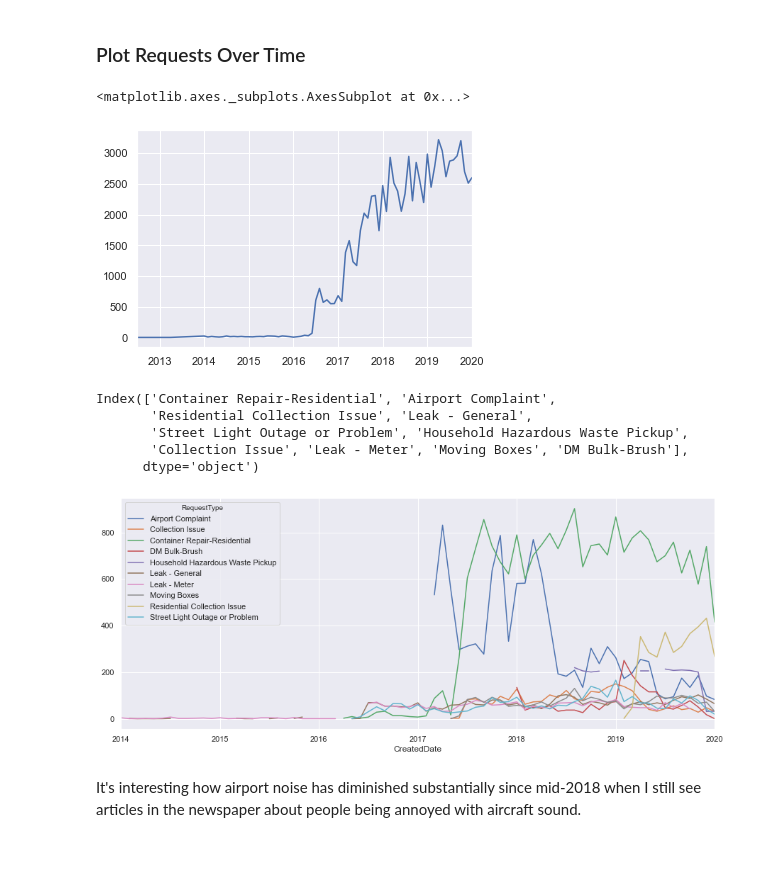
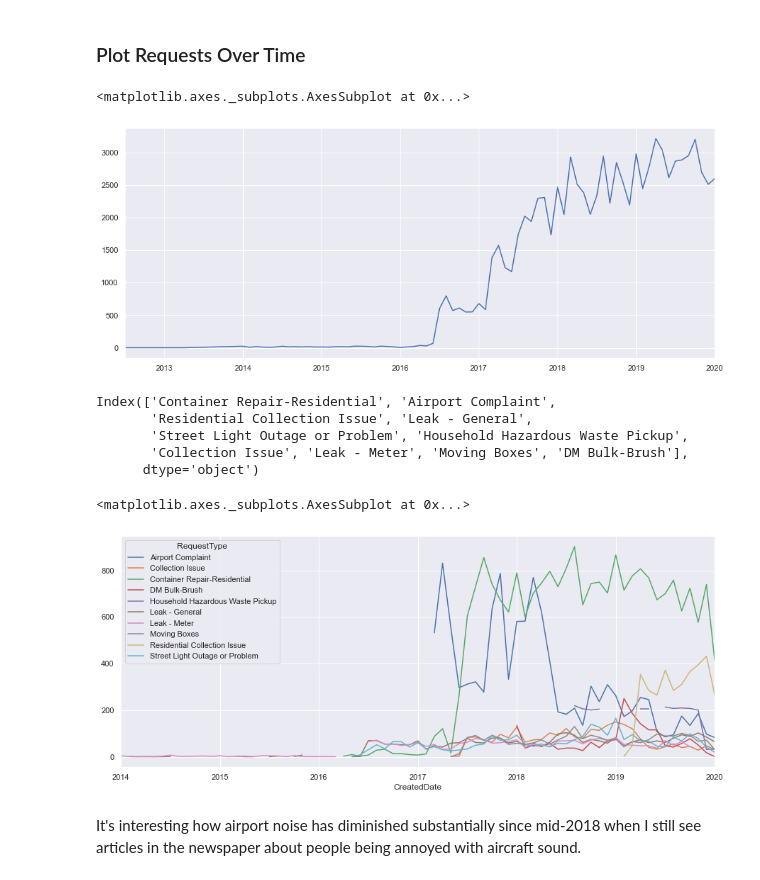
Before and after one commit to mrkjhsn/Scottsdale-EZ-Request-Analysis, a Jupyter notebook: scottsdale_ez_analysis.ipynb, the cells around one changed output. Saved outputs shown, nothing was run; the diff lists cells and outputs as text; code cells hidden in the pictures; blank space fills up the shorter version.

```diff
--- a/scottsdale_ez_analysis.ipynb
+++ b/scottsdale_ez_analysis.ipynb
@@ -38,11 +28,11 @@ warnings.filterwarnings('ignore')
 # %% [markdown]
 ### IMPORT/PREPROCESS DATA
 # %%
-df = pd.read_csv('sez_ScottsdaleEZ.csv',
+df = pd.read_csv('data/sez_ScottsdaleEZ.csv',
                 parse_dates=['CreatedDate', 'ClosedDate'],
                 error_bad_lines=False)
 
-weather = pd.read_csv('Scottsdale_historical_weather.csv',
+weather = pd.read_csv('data/Scottsdale_historical_weather.csv',
                      parse_dates=['DATE'],
                      index_col='DATE')
 # %% [output]
@@ -79,6 +69,7 @@ df['time_dif'] = (df.ClosedDate - df.CreatedDate).dt.days
 df['month'] = df.CreatedDate.dt.month
 df['day_of_week'] = df.CreatedDate.dt.day
 df['hour'] = df.CreatedDate.dt.hour
+df['month_year'] = df.CreatedDate.dt.to_period('M')
 # %%
 df.dtypes
 # %% [output]
@@ -345,11 +340,13 @@ dtype: float64
 # %%
 # what is the trend of people submitting requests?
 # it seems that spikes are occuring at regular intervals
 
-df.CreatedDate.dt.to_period('M').value_counts().sort_index().plot()
+df.CreatedDate.dt.to_period('M').value_counts().sort_index().plot(figsize=(15, 6))
+
+# plt.savefig('visualizations/total_requests.png');
 # %% [output]
 <matplotlib.axes._subplots.AxesSubplot at 0x...>
-[figure, old version]
+[figure, new version]
 # %%
 # find top 10 request
 df['RequestType'].value_counts().head(10).index
@@ -363,8 +360,10 @@ Index(['Container Repair-Residential', 'Airport Complaint',
 top_ten_requests = df[df['RequestType'].isin(df['RequestType'].value_counts().head(10).index)]
 # %%
 # plot only the top 10 requests
-top_ten_requests.groupby([top_ten_requests.CreatedDate.dt.to_period('M'), 'RequestType']).size().unstack().plot(figsize=(15, 6));
+top_ten_requests.groupby([top_ten_requests.CreatedDate.dt.to_period('M'), 'RequestType']).size().unstack().plot(figsize=(15, 6))
+# plt.savefig('visualizations/top_10_requests.png');
 # %% [output]
+<matplotlib.axes._subplots.AxesSubplot at 0x...>
 [figure]
 # %% [markdown]
 It's interesting how airport noise has diminished substantially since mid-2018 when I still see articles in the newspaper about people being annoyed with aircraft sound.
```
Also changed, not shown: parts of 13 cells of this notebook.
